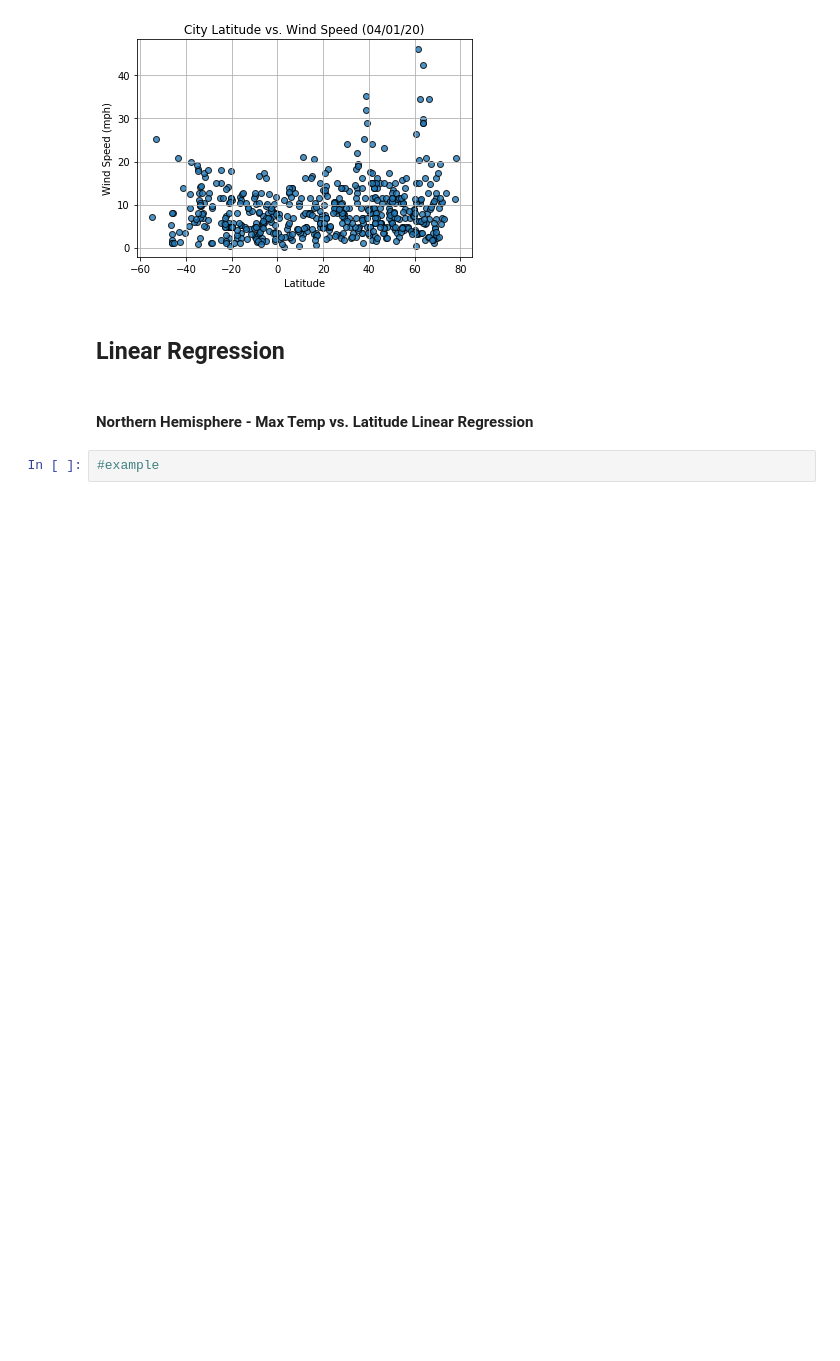
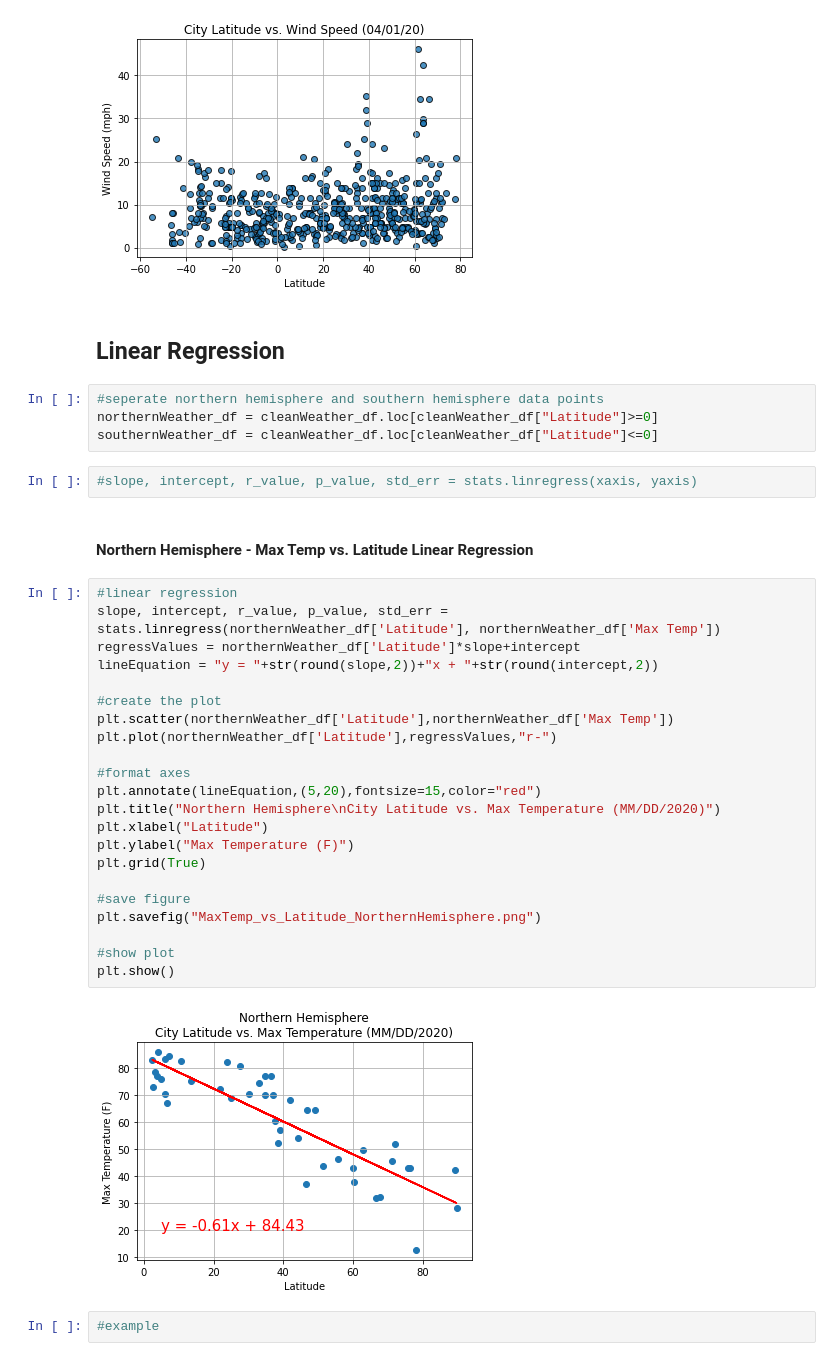
Before and after one commit to meielerol/API-challenge, a Jupyter notebook: WeatherPy.ipynb, the cells around one changed output. Saved outputs shown, nothing was run; the diff lists cells and outputs as text; blank space fills up the shorter version.

Commit message:
linear regression

```diff
--- a/WeatherPy.ipynb
+++ b/WeatherPy.ipynb
@@ -385,8 +386,38 @@ plt.show()
 [figure]
 # %% [markdown]
 ## Linear Regression
+# %%
+#seperate northern hemisphere and southern hemisphere data points
+northernWeather_df = cleanWeather_df.loc[cleanWeather_df["Latitude"]>=0]
+southernWeather_df = cleanWeather_df.loc[cleanWeather_df["Latitude"]<=0]
+# %%
+#slope, intercept, r_value, p_value, std_err = stats.linregress(xaxis, yaxis)
 # %% [markdown]
 ####  Northern Hemisphere - Max Temp vs. Latitude Linear Regression
+# %%
+#linear regression
+slope, intercept, r_value, p_value, std_err = stats.linregress(northernWeather_df['Latitude'], northernWeather_df['Max Temp'])
+regressValues = northernWeather_df['Latitude']*slope+intercept
+lineEquation = "y = "+str(round(slope,2))+"x + "+str(round(intercept,2))
+
+#create the plot
+plt.scatter(northernWeather_df['Latitude'],northernWeather_df['Max Temp'])
+plt.plot(northernWeather_df['Latitude'],regressValues,"r-")
+
+#format axes
+plt.annotate(lineEquation,(5,20),fontsize=15,color="red")
+plt.title("Northern Hemisphere\nCity Latitude vs. Max Temperature (MM/DD/2020)")
+plt.xlabel("Latitude")
+plt.ylabel("Max Temperature (F)")
+plt.grid(True)
+
+#save figure
+plt.savefig("MaxTemp_vs_Latitude_NorthernHemisphere.png")
+
+#show plot
+plt.show()
+# %% [output]
+[figure, added]
 # %%
 #example
 # %% [output]
```
Also changed, not shown: parts of 10 cells of this notebook.
